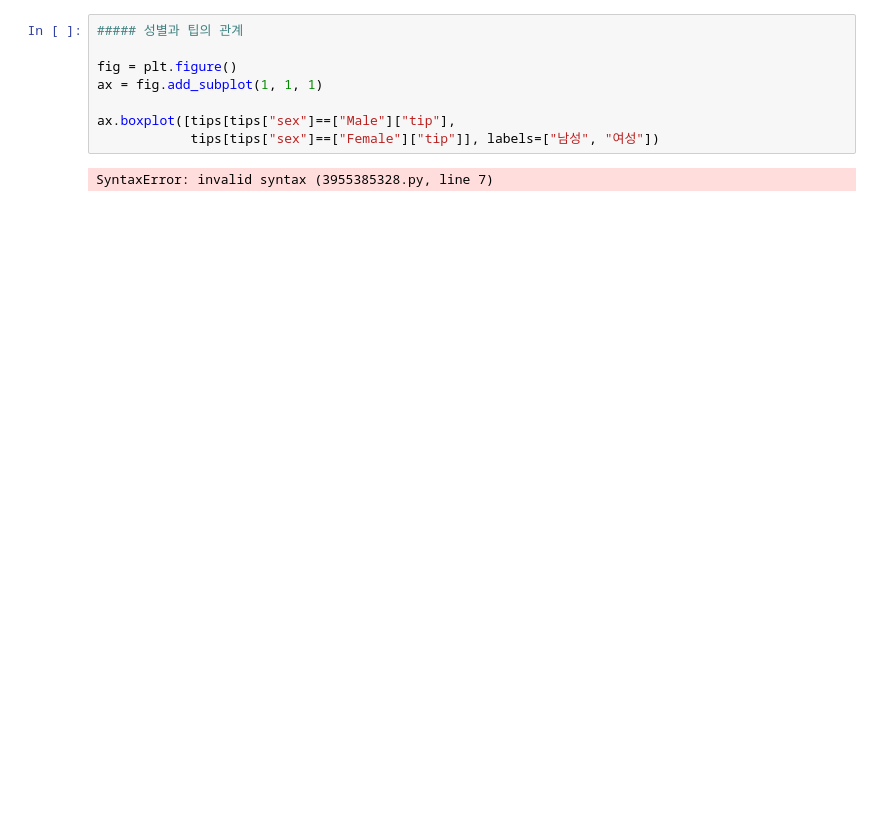
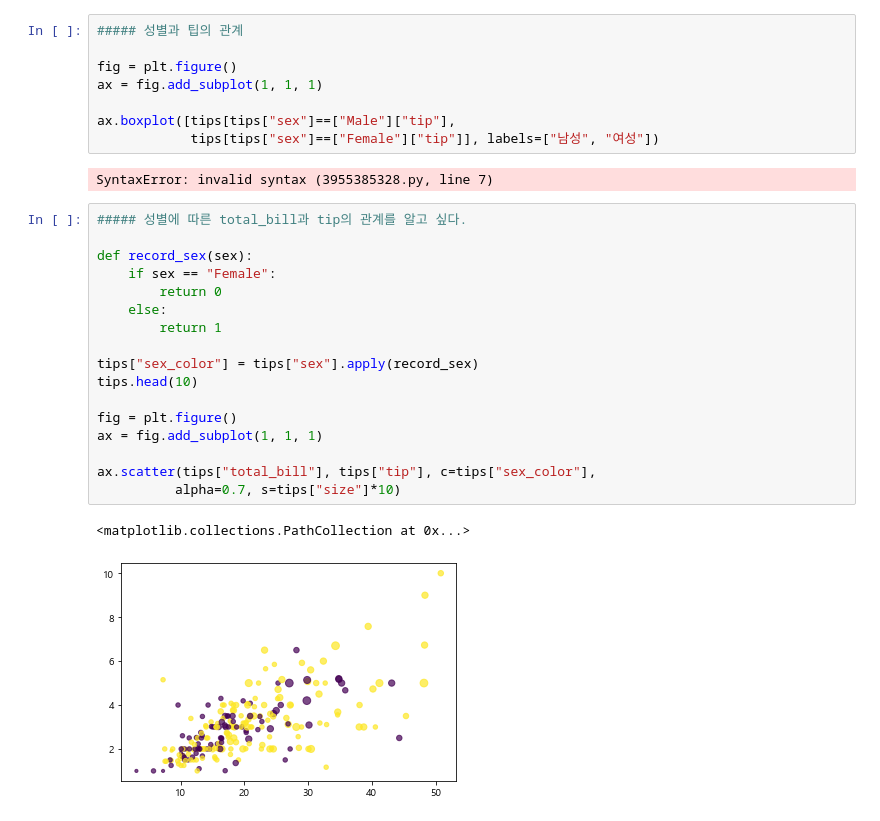
Before and after one commit to dbstj032207/Python, a Jupyter notebook: Analysis/3-matplotlib.ipynb, the cells around one changed output. Saved outputs shown, nothing was run; the diff lists cells and outputs as text; blank space fills up the shorter version.

Commit message:
matplotlib

```diff
--- a/Analysis/3-matplotlib.ipynb
+++ b/Analysis/3-matplotlib.ipynb
@@ -196,3 +196,23 @@ ax.boxplot([tips[tips["sex"]==["Male"]["tip"],
             tips[tips["sex"]==["Female"]["tip"]], labels=["남성", "여성"])
 # %% [output]
 SyntaxError: invalid syntax (3955385328.py, line 7)
+# %%
+##### 성별에 따른 total_bill과 tip의 관계를 알고 싶다.
+
+def record_sex(sex):
+    if sex == "Female":
+        return 0
+    else:
+        return 1
+
+tips["sex_color"] = tips["sex"].apply(record_sex)
+tips.head(10)
+
+fig = plt.figure()
+ax = fig.add_subplot(1, 1, 1)
+
+ax.scatter(tips["total_bill"], tips["tip"], c=tips["sex_color"],
+          alpha=0.7, s=tips["size"]*10)
+# %% [output]
+<matplotlib.collections.PathCollection at 0x...>
+[figure, added]
```
Also changed, not shown: parts of 54 cells of this notebook, 1 other file.
